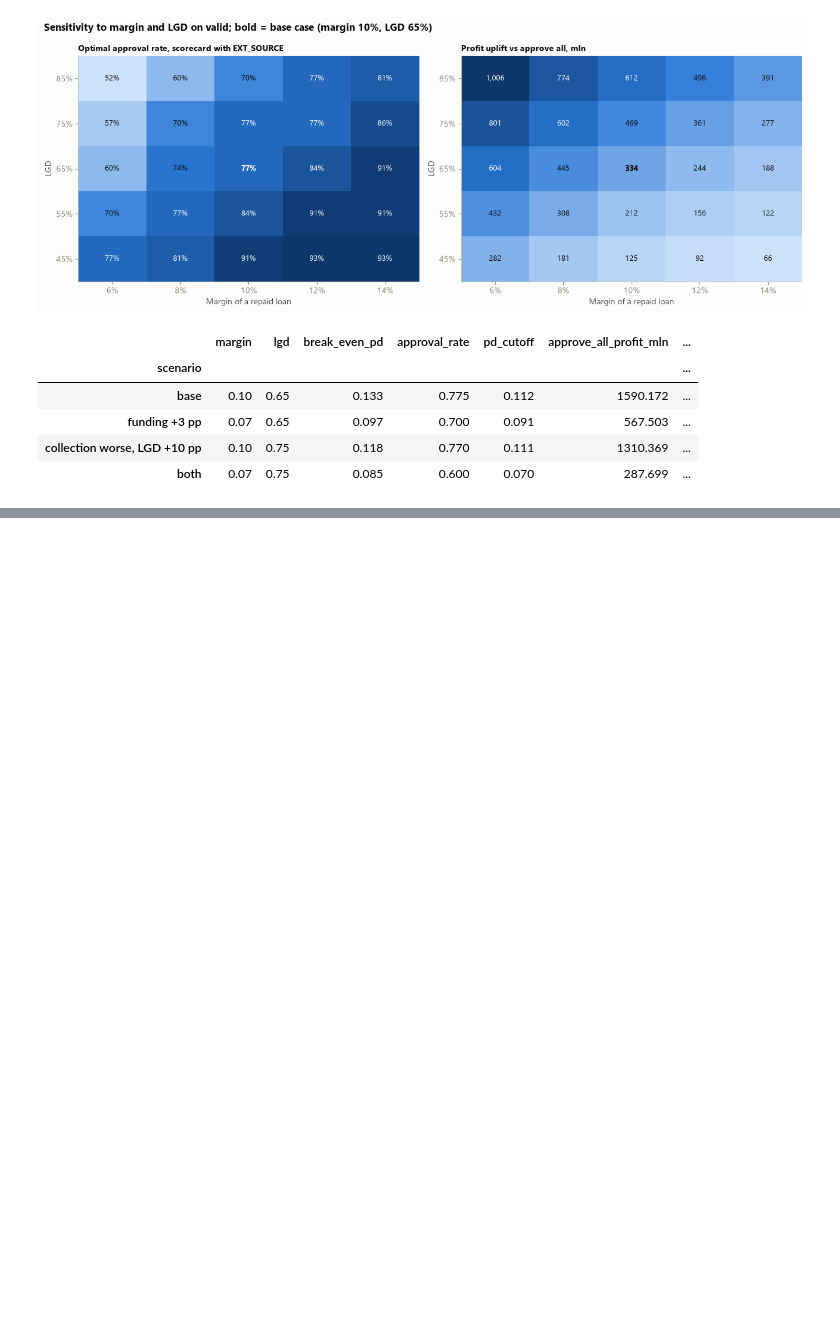
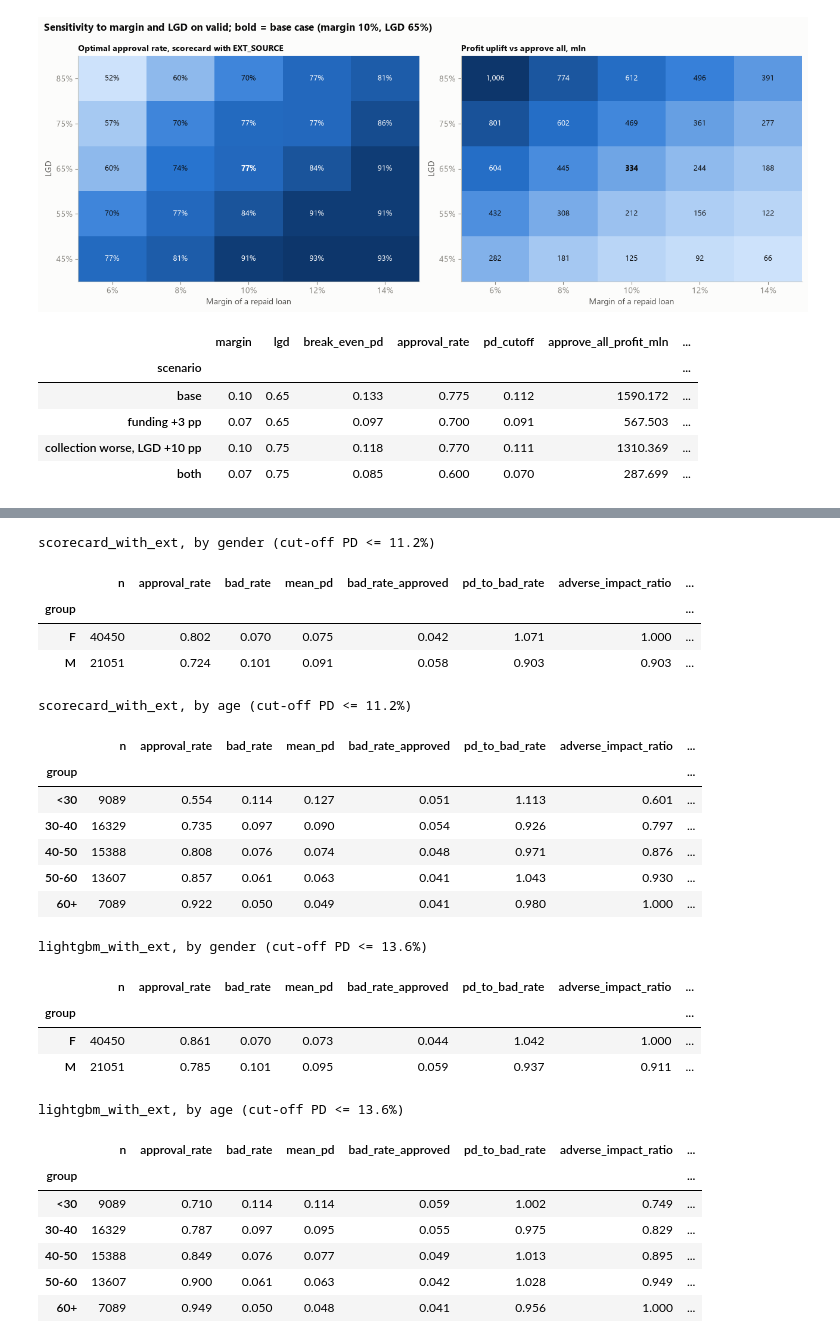
Before and after one commit to Zerol-91/credit-scoring-home-credit, a Jupyter notebook: notebooks/04_economics.ipynb, the cells around one changed output, grey strips where cells are left out. Cells and saved outputs as stored; diff of their text form; code cells hidden in the pictures; blank space fills up the shorter version.

```diff
--- a/notebooks/04_economics.ipynb
+++ b/notebooks/04_economics.ipynb
@@ -337,0 +345,52 @@ pd.DataFrame(rows).set_index("scenario").round(3)
+# %%
+GROUPS = {
+    "gender": valid["CODE_GENDER"].where(valid["CODE_GENDER"].isin(["F", "M"])),
+    "age": pd.cut(valid["age_years"], [0, 30, 40, 50, 60, 100], labels=["<30", "30-40", "40-50", "50-60", "60+"]),
+}
+CUTOFFS = {key: optimal_cutoff(curves[key])["pd_cutoff"] for key in ["scorecard_with_ext", "lightgbm_with_ext"]}
+
+
+def fairness_table(model_key: str, group: pd.Series) -> pd.DataFrame:
+    pd_col = f"pd_{model_key}"
+    d = valid.assign(group=group, approved=valid[pd_col] <= CUTOFFS[model_key]).dropna(subset=["group"])
+    t = d.groupby("group", observed=True).agg(
+        n=("TARGET", "size"), approval_rate=("approved", "mean"),
+        bad_rate=("TARGET", "mean"), mean_pd=(pd_col, "mean"))
+    t["bad_rate_approved"] = d[d["approved"]].groupby("group", observed=True)["TARGET"].mean()
+    t["pd_to_bad_rate"] = t["mean_pd"] / t["bad_rate"]           # 1.0 = calibrated inside the group
+    t["adverse_impact_ratio"] = t["approval_rate"] / t["approval_rate"].max()
+    t["fails_four_fifths"] = t["adverse_impact_ratio"] < 0.8
+    return t
+
+
+fairness = {(m, g): fairness_table(m, grp) for m in CUTOFFS for g, grp in GROUPS.items()}
+for (m, g), t in fairness.items():
+    print(f"\n{m}, by {g} (cut-off PD <= {CUTOFFS[m]:.1%})")
+    display(t.round(3))
+# %% [output]
+scorecard_with_ext, by gender (cut-off PD <= 11.2%)
+|  | n | approval_rate | bad_rate | mean_pd | bad_rate_approved | pd_to_bad_rate | adverse_impact_ratio | ... |
+| group |  |  |  |  |  |  |  | ... |
+| F | 40450 | 0.802 | 0.070 | 0.075 | 0.042 | 1.071 | 1.000 | ... |
+| M | 21051 | 0.724 | 0.101 | 0.091 | 0.058 | 0.903 | 0.903 | ... |
+scorecard_with_ext, by age (cut-off PD <= 11.2%)
+|  | n | approval_rate | bad_rate | mean_pd | bad_rate_approved | pd_to_bad_rate | adverse_impact_ratio | ... |
+| group |  |  |  |  |  |  |  | ... |
+| <30 | 9089 | 0.554 | 0.114 | 0.127 | 0.051 | 1.113 | 0.601 | ... |
+| 30-40 | 16329 | 0.735 | 0.097 | 0.090 | 0.054 | 0.926 | 0.797 | ... |
+| 40-50 | 15388 | 0.808 | 0.076 | 0.074 | 0.048 | 0.971 | 0.876 | ... |
+| 50-60 | 13607 | 0.857 | 0.061 | 0.063 | 0.041 | 1.043 | 0.930 | ... |
+| 60+ | 7089 | 0.922 | 0.050 | 0.049 | 0.041 | 0.980 | 1.000 | ... |
+lightgbm_with_ext, by gender (cut-off PD <= 13.6%)
+|  | n | approval_rate | bad_rate | mean_pd | bad_rate_approved | pd_to_bad_rate | adverse_impact_ratio | ... |
+| group |  |  |  |  |  |  |  | ... |
+| F | 40450 | 0.861 | 0.070 | 0.073 | 0.044 | 1.042 | 1.000 | ... |
+| M | 21051 | 0.785 | 0.101 | 0.095 | 0.059 | 0.937 | 0.911 | ... |
+lightgbm_with_ext, by age (cut-off PD <= 13.6%)
+|  | n | approval_rate | bad_rate | mean_pd | bad_rate_approved | pd_to_bad_rate | adverse_impact_ratio | ... |
+| group |  |  |  |  |  |  |  | ... |
+| <30 | 9089 | 0.710 | 0.114 | 0.114 | 0.059 | 1.002 | 0.749 | ... |
+| 30-40 | 16329 | 0.787 | 0.097 | 0.095 | 0.055 | 0.975 | 0.829 | ... |
+| 40-50 | 15388 | 0.849 | 0.076 | 0.077 | 0.049 | 1.013 | 0.895 | ... |
+| 50-60 | 13607 | 0.900 | 0.061 | 0.063 | 0.042 | 1.028 | 0.949 | ... |
+| 60+ | 7089 | 0.949 | 0.050 | 0.048 | 0.041 | 0.956 | 1.000 | ... |
```
Also changed, not shown: parts of 2 cells of this notebook, 1 other file.
